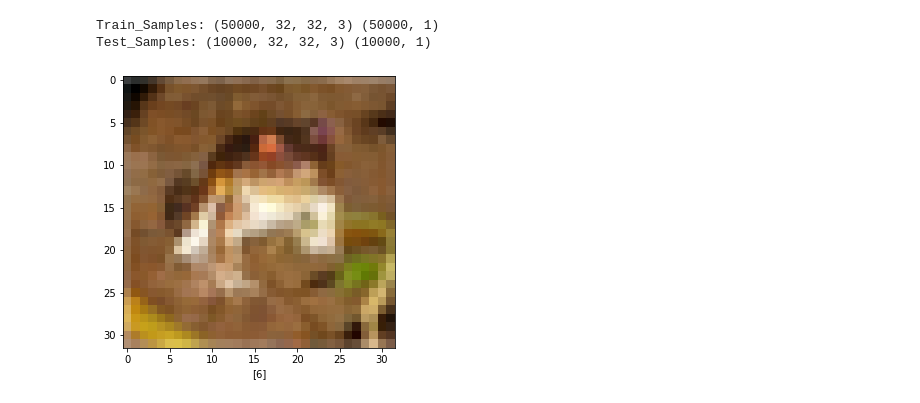
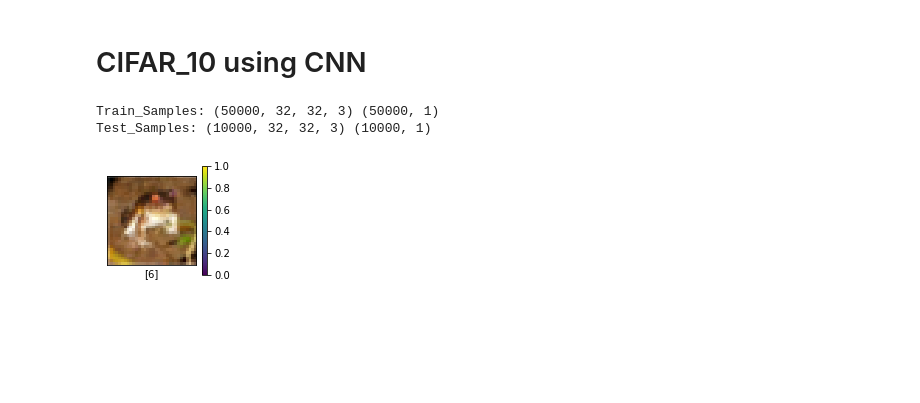
Before and after one commit to sushmithas99/Image-classification-using-CNN-with-CIFAR-10, a Jupyter notebook: cifar10.ipynb, the cells around one changed output. Cells and saved outputs as stored; diff of their text form; code cells hidden in the pictures; blank space fills up the shorter version.

```diff
--- a/cifar10.ipynb
+++ b/cifar10.ipynb
@@ -1,3 +1,5 @@
+# %% [markdown]
+# CIFAR_10 using CNN
 # %%
 #importing packages
 import numpy as np
@@ -8,6 +10,5 @@ import keras as ka
 # %%
 #Loading the dataset
-CIFAR_10=ka.datasets.cifar10
-(train_images,train_labels),(test_images,test_labels)=CIFAR_10.load_data()
+(train_images,train_labels),(test_images,test_labels)=datasets.cifar10.load_data()
 # %%
 '''There are totally 60000 datasets in which we divide 50000 for training & 10000 fore testing samples
@@ -17,13 +18,21 @@ print("Test_Samples:",test_images.shape,test_labels.shape)
 # %% [output]
 Train_Samples: (50000, 32, 32, 3) (50000, 1)
 Test_Samples: (10000, 32, 32, 3) (10000, 1)
+# %%
+train_images = train_images / 255.0
+
+test_images = test_images / 255.0
 # %%
+class_names = ['airplane', 'automobile', 'bird', 'cat', 'deer','dog', 'frog', 'horse', 'ship', 'truck']
+
 """The matplotlib function imshow() creates an image from a 2-dimensional numpy array."""
-plt.figure(figsize=(5,5))
+
+plt.figure(figsize=(2,2))
+plt.xticks([])
+plt.yticks([])
 plt.imshow(train_images[0])
-plt.grid(False)
 plt.xlabel(train_labels[0])
-
+plt.colorbar()
 plt.show()
 # %% [output]
-[figure, old version]
+[figure, new version]
```
Also changed, not shown: parts of 18 cells of this notebook.
